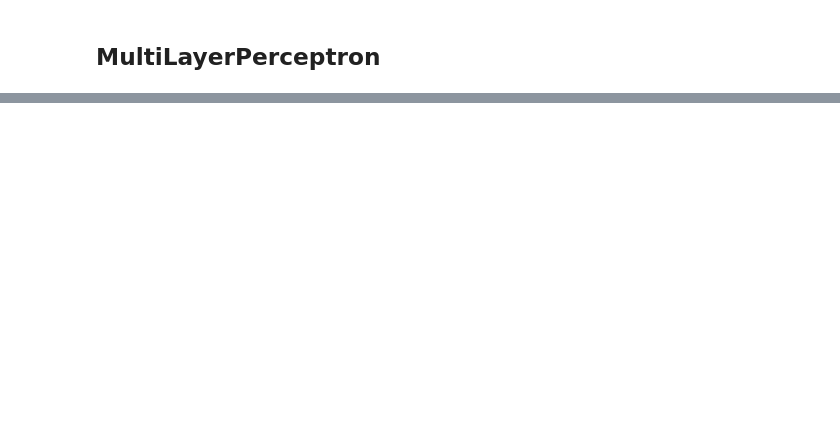
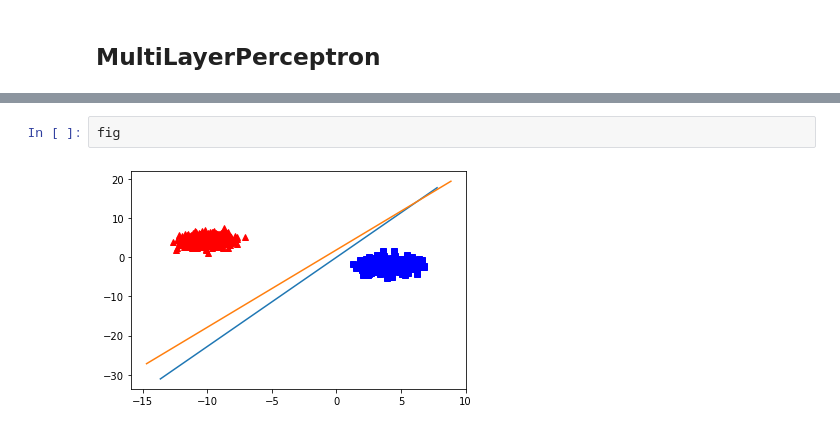
Before and after one commit to Pliploop/Perceptron_from_scratch, a Jupyter notebook: notebooks/EDA.ipynb, the cells around one changed output, grey strips where cells are left out. Drawn from its saved outputs; the diff is of its cells as text; blank space fills up the shorter version.

```diff
--- a/notebooks/EDA.ipynb
+++ b/notebooks/EDA.ipynb
@@ -125,0 +195,4 @@ clf2.score(X_val,y_val)
+# %%
+fig
+# %% [output]
+[figure, added]
```
Also changed, not shown: parts of 23 cells of this notebook, 1 other file.
